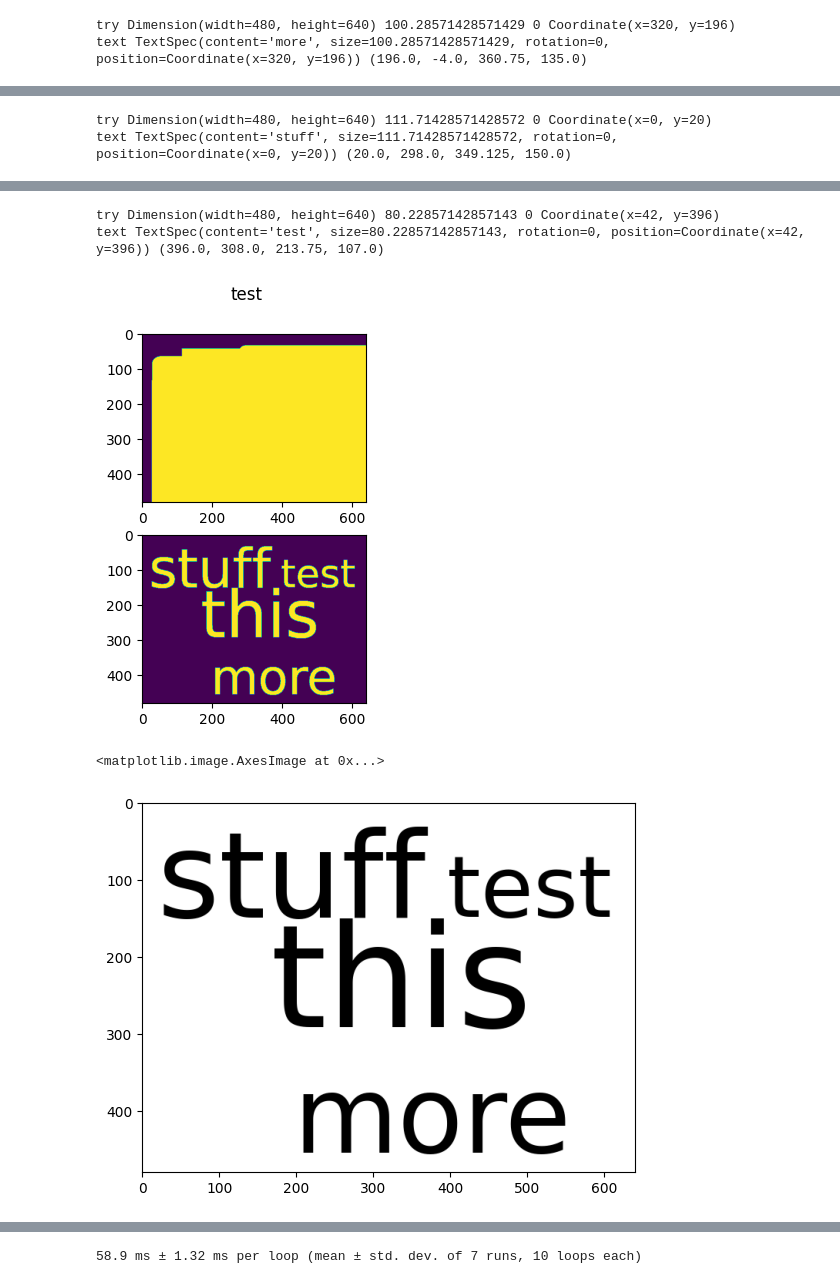
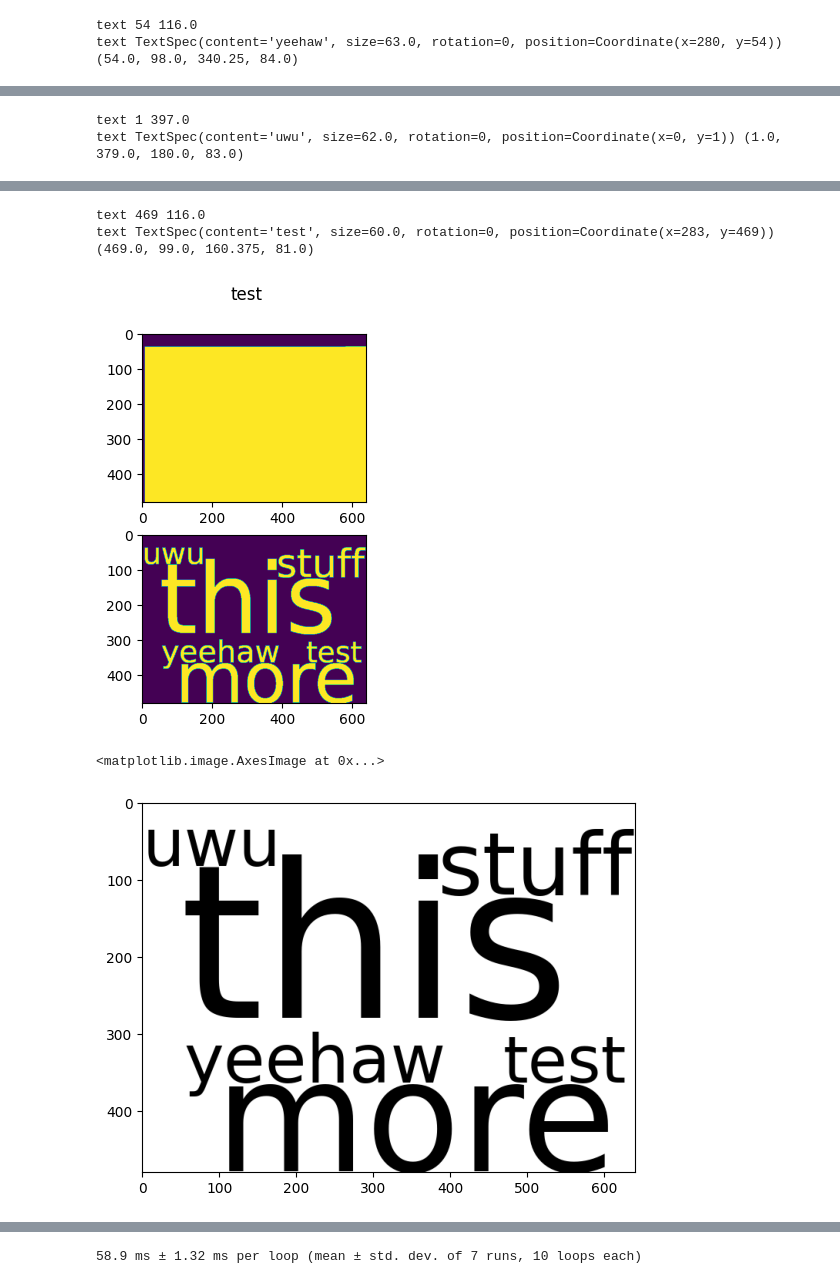
Before and after one commit to oakaigh/python-tagcloud, a Jupyter notebook: example.ipynb, the cells around one changed output, grey strips where cells are left out. Drawn from its saved outputs; the diff is of its cells as text; code cells hidden in the pictures.

```diff
--- a/example.ipynb
+++ b/example.ipynb
@@ -727,9 +841,14 @@ c = wc.draw(
         FrequencyData('this', 10),
         FrequencyData('more', 5),
         FrequencyData('stuff', 5),
+        FrequencyData('yeehaw', 5),
+        FrequencyData('uwu', 5),
     ]),
     text_props=dict(
-        rotation_prob=0
+        size_max=200,
+        rotation_range=(0, 0),
+        rotation_step=90,
+        rotation_prob=.5
     )
 )
 plt.imshow(c.data_rgba)
@@ -746,2 +865,2 @@ text TextSpec(content='this', size=133.71428571428572, rotation=0, position=Coor
-try Dimension(width=480, height=640) 100.28571428571429 0 Coordinate(x=320, y=196)
-text TextSpec(content='more', size=100.28571428571429, rotation=0, position=Coordinate(x=320, y=196)) (196.0, -4.0, 360.75, 135.0)
+text 54 116.0
+text TextSpec(content='yeehaw', size=63.0, rotation=0, position=Coordinate(x=280, y=54)) (54.0, 98.0, 340.25, 84.0)
@@ -749,2 +868,2 @@ text TextSpec(content='more', size=100.28571428571429, rotation=0, position=Coor
-try Dimension(width=480, height=640) 111.71428571428572 0 Coordinate(x=0, y=20)
-text TextSpec(content='stuff', size=111.71428571428572, rotation=0, position=Coordinate(x=0, y=20)) (20.0, 298.0, 349.125, 150.0)
+text 1 397.0
+text TextSpec(content='uwu', size=62.0, rotation=0, position=Coordinate(x=0, y=1)) (1.0, 379.0, 180.0, 83.0)
@@ -752,5 +871,5 @@ text TextSpec(content='stuff', size=111.71428571428572, rotation=0, position=Coo
-try Dimension(width=480, height=640) 80.22857142857143 0 Coordinate(x=42, y=396)
-text TextSpec(content='test', size=80.22857142857143, rotation=0, position=Coordinate(x=42, y=396)) (396.0, 308.0, 213.75, 107.0)
+text 469 116.0
+text TextSpec(content='test', size=60.0, rotation=0, position=Coordinate(x=283, y=469)) (469.0, 99.0, 160.375, 81.0)
-[figure, old version]
+[figure, new version]
 <matplotlib.image.AxesImage at 0x...>
-[figure, old version]
+[figure, new version]
```
Also changed, not shown: parts of 150 cells of this notebook, 1 other file.
